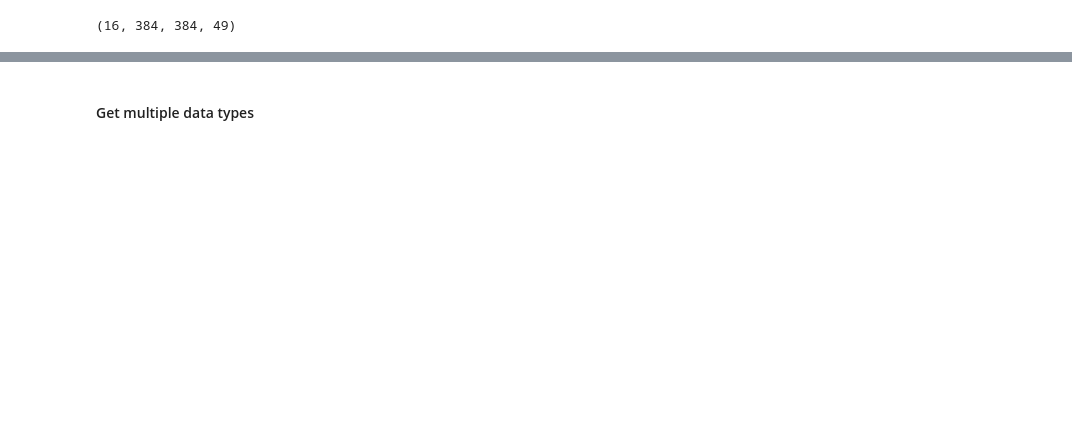
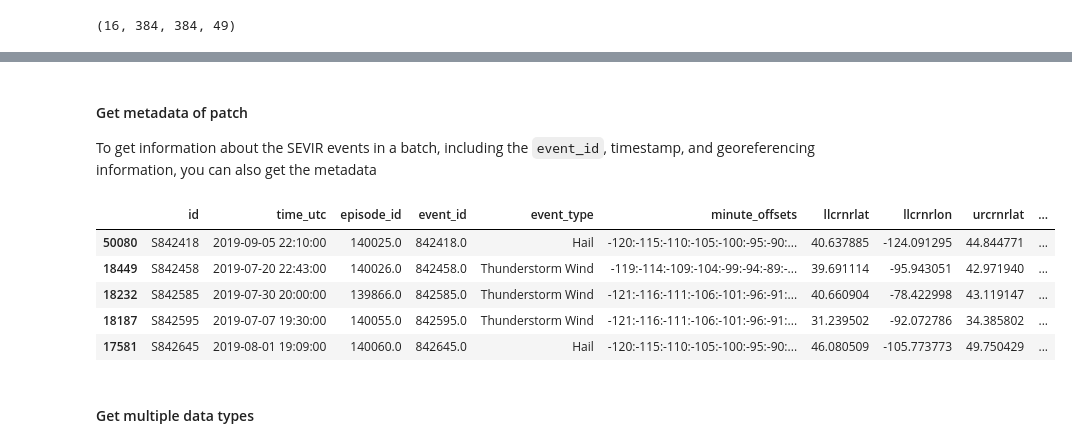
Before and after one commit to MIT-AI-Accelerator/eie-sevir, a Jupyter notebook: examples/Generators.ipynb, the cells around one changed output, grey strips where cells are left out. Cells and saved outputs as stored; diff of their text form; code cells hidden in the pictures; blank space fills up the shorter version.

```diff
--- a/examples/Generators.ipynb
+++ b/examples/Generators.ipynb
@@ -50,3 +50,18 @@ for i in [0,10,20,30,40]:
+# %% [markdown]
+#### Get metadata of patch
+
+To get information about the SEVIR events in a batch, including the `event_id`, timestamp, and georeferencing information, you can also get the metadata
+# %%
+X,meta = vil_seq.get_batch(1234,return_meta=True)
+# %%
+meta.head()
+# %% [output]
+|  | id | time_utc | episode_id | event_id | event_type | minute_offsets | llcrnrlat | llcrnrlon | urcrnrlat | ... |
+| 50080 | S842418 | 2019-09-05 22:10:00 | 140025.0 | 842418.0 | Hail | -120:-115:-110:-105:-100:-95:-90:... | 40.637885 | -124.091295 | 44.844771 | ... |
+| 18449 | S842458 | 2019-07-20 22:43:00 | 140026.0 | 842458.0 | Thunderstorm Wind | -119:-114:-109:-104:-99:-94:-89:-... | 39.691114 | -95.943051 | 42.971940 | ... |
+| 18232 | S842585 | 2019-07-30 20:00:00 | 139866.0 | 842585.0 | Thunderstorm Wind | -121:-116:-111:-106:-101:-96:-91:... | 40.660904 | -78.422998 | 43.119147 | ... |
+| 18187 | S842595 | 2019-07-07 19:30:00 | 140055.0 | 842595.0 | Thunderstorm Wind | -121:-116:-111:-106:-101:-96:-91:... | 31.239502 | -92.072786 | 34.385802 | ... |
+| 17581 | S842645 | 2019-08-01 19:09:00 | 140060.0 | 842645.0 | Hail | -120:-115:-110:-105:-100:-95:-90:... | 46.080509 | -105.773773 | 49.750429 | ... |
 # %%
 # Close object
 # this is a good idea so you don't leave the HDF file handles open
```
Also changed, not shown: parts of 20 cells of this notebook, 3 other files.
